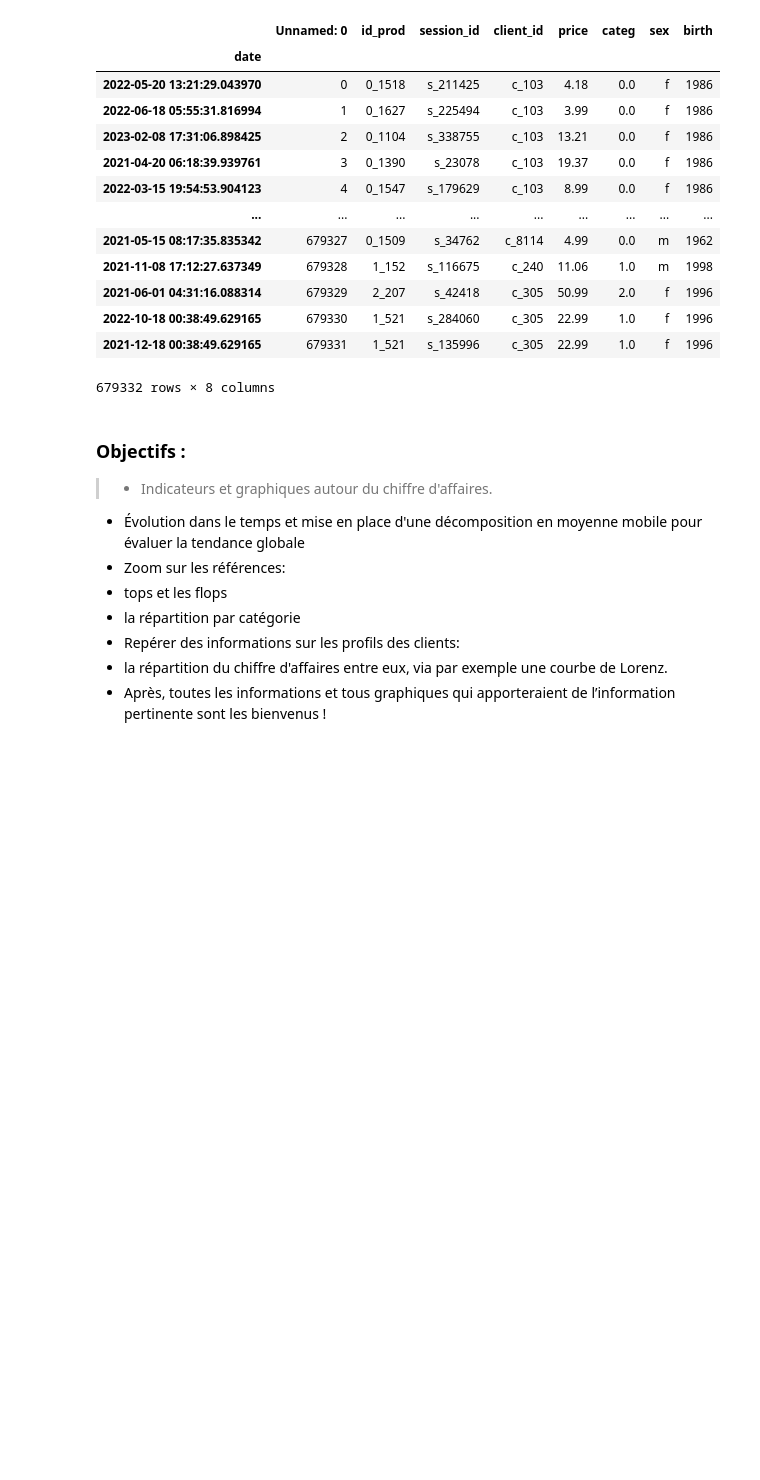
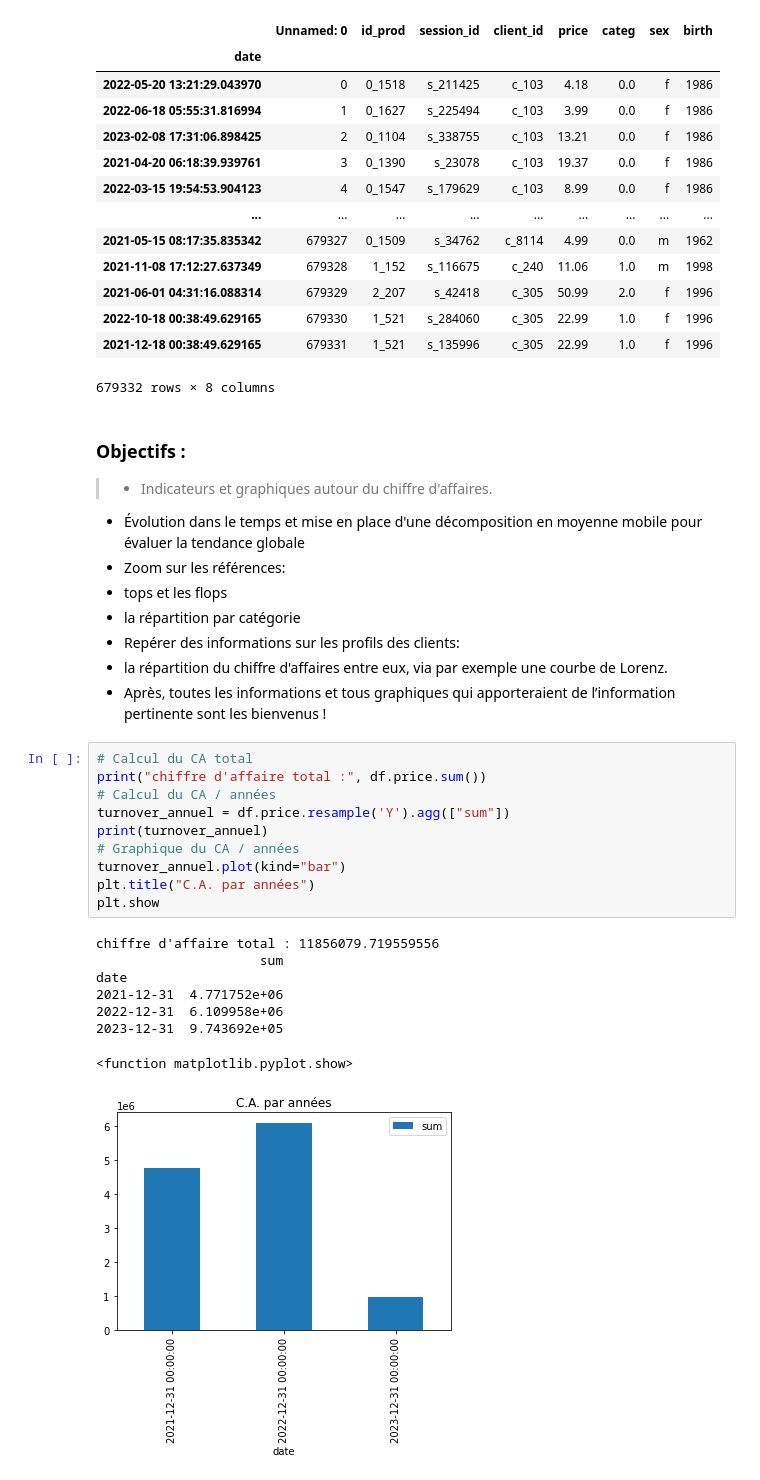
Before and after one commit to Valeeew/Analyze-bookstore-sales, a Jupyter notebook: Turnover_analyze.ipynb, the cells around one changed output. Cells and saved outputs as stored; diff of their text form; blank space fills up the shorter version.

```diff
--- a/Turnover_analyze.ipynb
+++ b/Turnover_analyze.ipynb
@@ -54,3 +61,22 @@ df
 - Repérer des informations sur les profils des clients:
  - la répartition du chiffre d'affaires entre eux, via par exemple une courbe de Lorenz.
 - Après, toutes les informations et tous graphiques qui apporteraient de l’information pertinente sont les bienvenus !
+# %%
+# Calcul du CA total
+print("chiffre d'affaire total :", df.price.sum())
+# Calcul du CA / années
+turnover_annuel = df.price.resample('Y').agg(["sum"])
+print(turnover_annuel)
+# Graphique du CA / années
+turnover_annuel.plot(kind="bar")
+plt.title("C.A. par années")
+plt.show
+# %% [output]
+chiffre d'affaire total : 11856079.719559556
+                     sum
+date
+2021-12-31  4.771752e+06
+2022-12-31  6.109958e+06
+2023-12-31  9.743692e+05
+<function matplotlib.pyplot.show>
+[figure, added]
```
Also changed, not shown: parts of 17 cells of this notebook.
